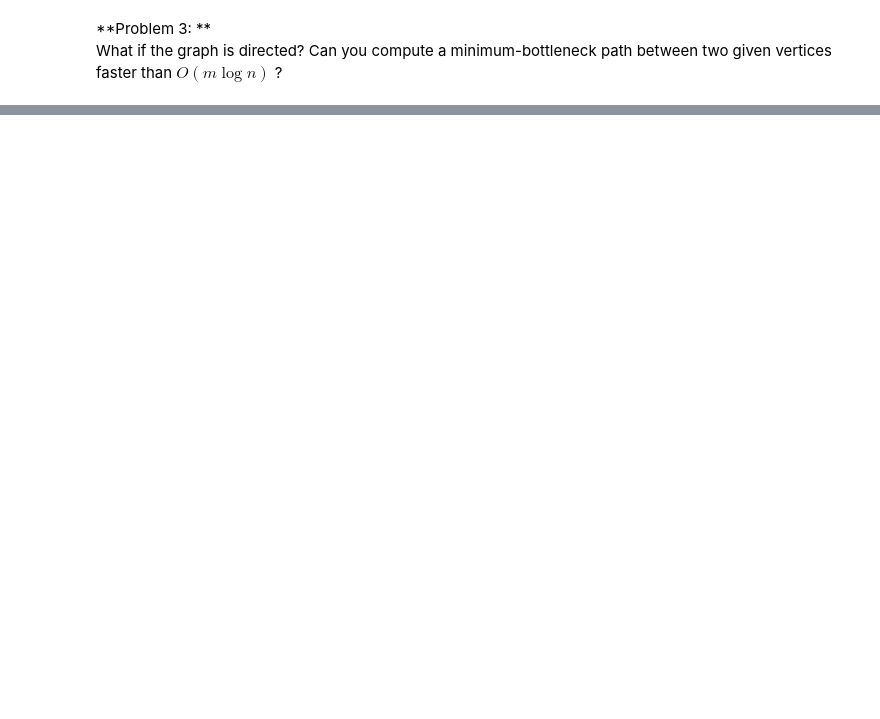
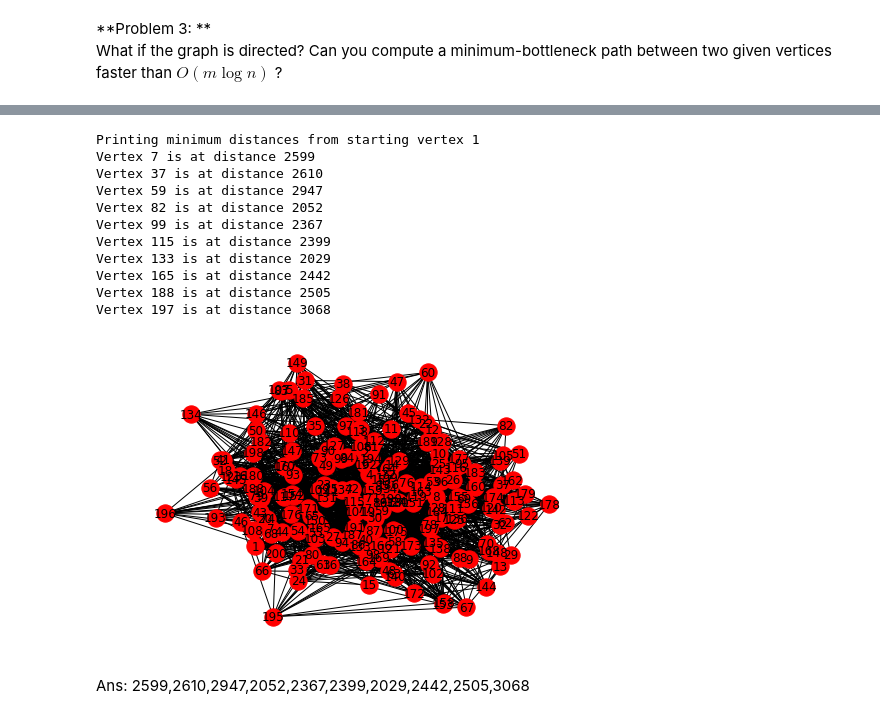
Before and after one commit to aishwarya34/AlgorithmsIlluminated, a Jupyter notebook: c2w2_11DIJKSTRA'S_SHORTEST-PATH_ALGORITHM.ipynb, the cells around one changed output, grey strips where cells are left out. Saved outputs shown, nothing was run; the diff lists cells and outputs as text; code cells hidden in the pictures; blank space fills up the shorter version.

```diff
--- a/c2w2_11DIJKSTRA'S_SHORTEST-PATH_ALGORITHM.ipynb
+++ b/c2w2_11DIJKSTRA'S_SHORTEST-PATH_ALGORITHM.ipynb
@@ -434,0 +707,41 @@ What if the graph is directed? Can you compute a minimum-bottleneck path between
+# %%
+import urllib3
+
+
+challenge_graph = nx.Graph()
+# Test case
+http = urllib3.PoolManager()
+r1 = http.request('GET', "https://d3c33hcgiwev3.cloudfront.net/_dcf1d02570e57d23ab526b1e33ba6f12_dijkstraData.txt?Expires=1561680000&Signature=bV83LJBixgMSvZDBZ3xlenOdKmMhtzyXSviQXgBWiRz88G4kU658KDq~bHTme-5nIj34ymaAKRS7T7Wjn~tlMRhQNI0eZXB9af7nyqbpXn7RS8Gm7YJ4KYT7URzlD9ZpX-CzGTWCo446BiY05xXpq2l6ewCOf8tu6G4QsfJvOIA_&Key-Pair-Id=APKAJLTNE6QMUY6HBC5A")
+IntegerMatrixStringJoin = r1.data.split('\r\n')
+IntegerMatrixStringJoin.remove('')
+edges = []
+for i in IntegerMatrixStringJoin:
+    node_edges = i.split('\t')
+    sourceint = int(node_edges[0])
+    dest_list = node_edges[1:-1]
+    challenge_graph = nx.Graph()
+    for edstr in dest_list:
+        edlist = edstr.split(',')
+        destint = int(edlist[0])
+        edgeweight = int(edlist[1])
+        edges.append((sourceint, destint, edgeweight))
+challenge_graph.add_weighted_edges_from(edges)
+nx.draw(challenge_graph, with_labels = True)
+
+dest_verts = [7,37,59,82,99,115,133,165,188,197]
+undirected_djikstra_naive(challenge_graph, 1 , dest_verts)
+# %% [output]
+Printing minimum distances from starting vertex 1
+Vertex 7 is at distance 2599
+Vertex 37 is at distance 2610
+Vertex 59 is at distance 2947
+Vertex 82 is at distance 2052
+Vertex 99 is at distance 2367
+Vertex 115 is at distance 2399
+Vertex 133 is at distance 2029
+Vertex 165 is at distance 2442
+Vertex 188 is at distance 2505
+Vertex 197 is at distance 3068
+[figure, added]
+# %% [markdown]
+Ans:  2599,2610,2947,2052,2367,2399,2029,2442,2505,3068
```
Also changed, not shown: parts of 9 cells of this notebook.
